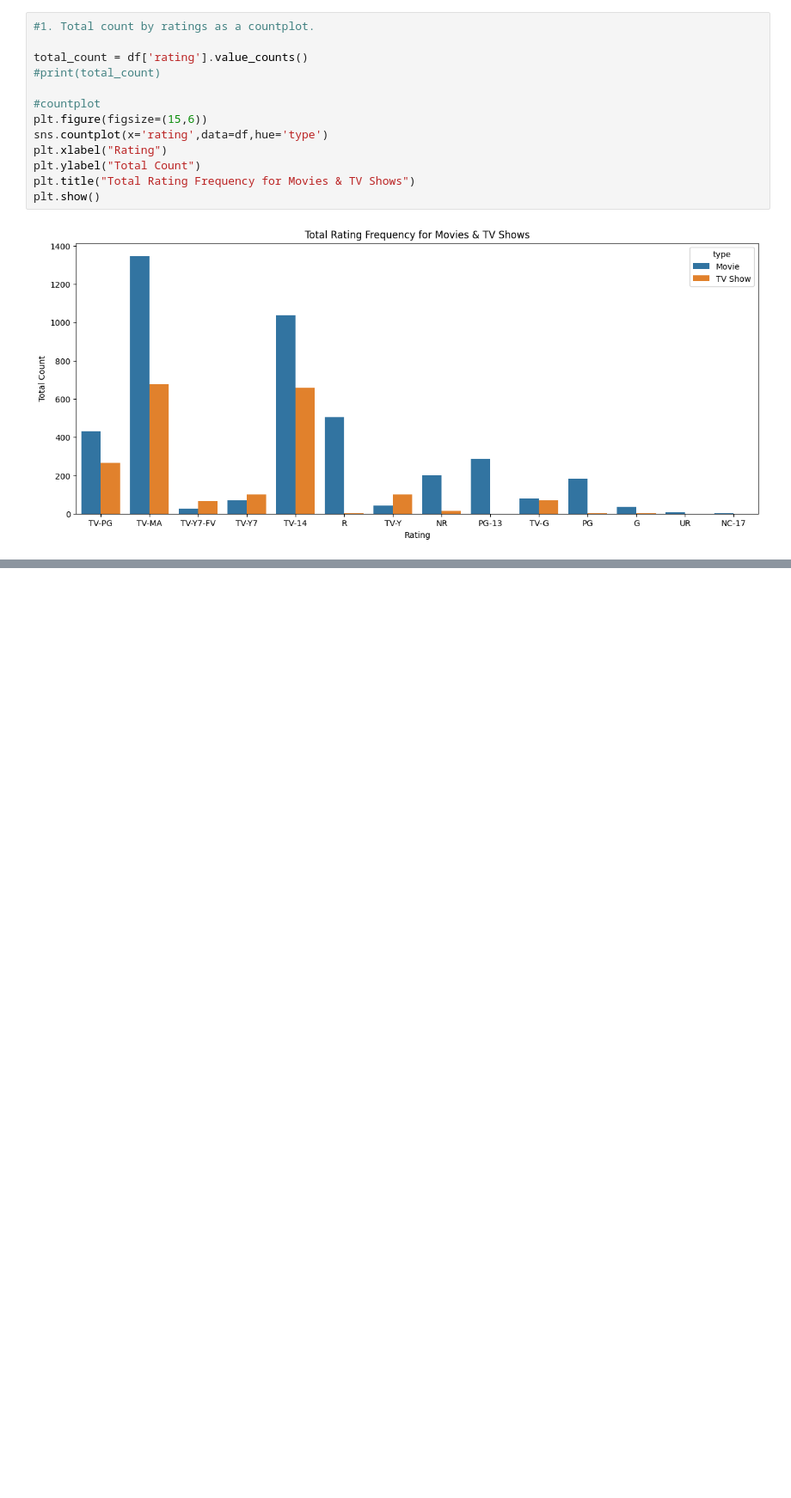
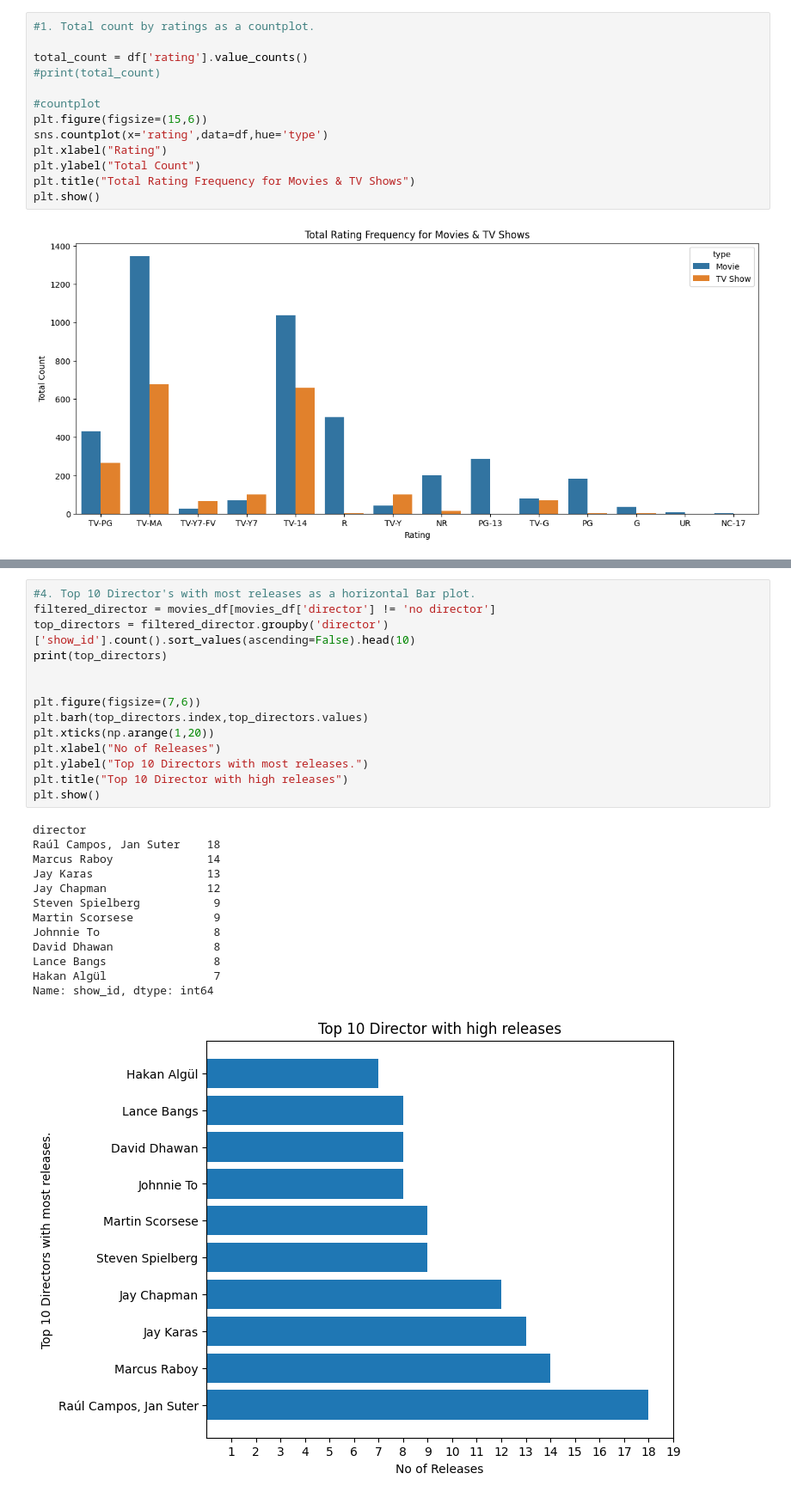
Before and after one commit to rakshith7733/Data-Science-AIML-Portfolio, a Jupyter notebook: Projects/Case Study/01 - Netflix Data Analysis/NDA.ipynb, the cells around one changed output, grey strips where cells are left out. Shown at 86% size. Drawn from its saved outputs; the diff is of its cells as text; blank space fills up the shorter version.

```diff
--- a/Projects/Case Study/01 - Netflix Data Analysis/NDA.ipynb
+++ b/Projects/Case Study/01 - Netflix Data Analysis/NDA.ipynb
@@ -209,0 +262,28 @@ movies_df.head()
+# %%
+#4. Top 10 Director's with most releases as a horizontal Bar plot.
+filtered_director = movies_df[movies_df['director'] != 'no director']
+top_directors = filtered_director.groupby('director')['show_id'].count().sort_values(ascending=False).head(10)
+print(top_directors)
+
+
+plt.figure(figsize=(7,6))
+plt.barh(top_directors.index,top_directors.values)
+plt.xticks(np.arange(1,20))
+plt.xlabel("No of Releases")
+plt.ylabel("Top 10 Directors with most releases.")
+plt.title("Top 10 Director with high releases")
+plt.show()
+# %% [output]
+director
+Raúl Campos, Jan Suter    18
+Marcus Raboy              14
+Jay Karas                 13
+Jay Chapman               12
+Steven Spielberg           9
+Martin Scorsese            9
+Johnnie To                 8
+David Dhawan               8
+Lance Bangs                8
+Hakan Algül                7
+Name: show_id, dtype: int64
+[figure, added]
```
Also changed, not shown: parts of 19 cells of this notebook, 1 other file.
